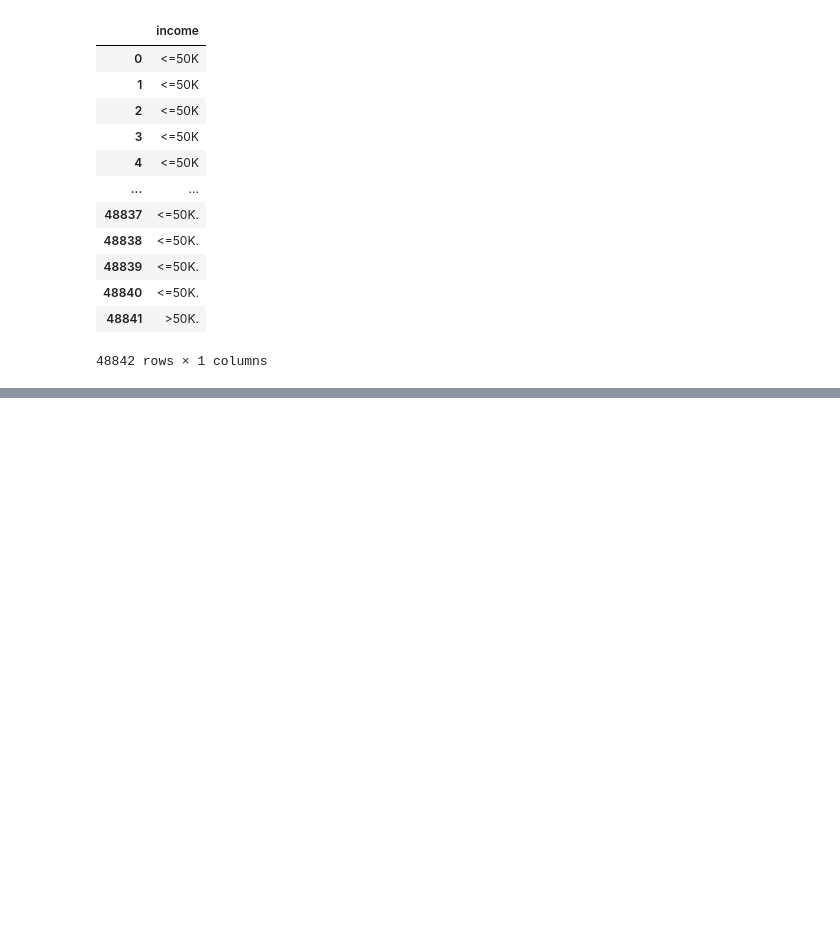
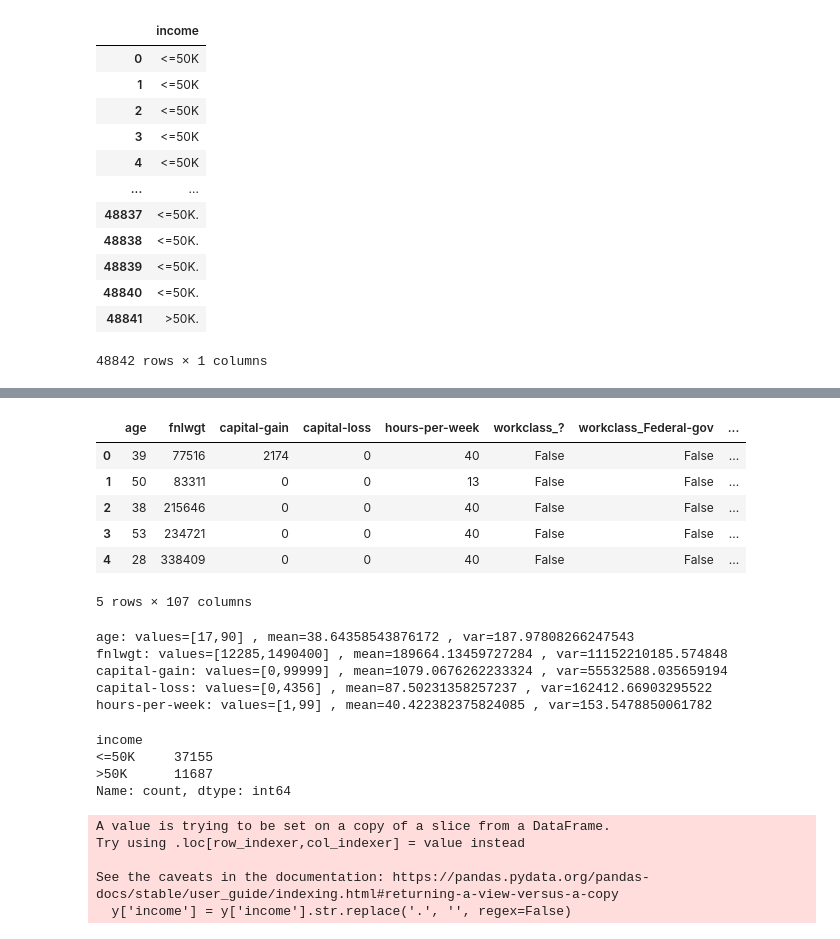
Before and after one commit to SanjarbekMatlabov/unsupervised-learning, a Jupyter notebook: adult.ipynb, the cells around one changed output, grey strips where cells are left out. Cells and saved outputs as stored; diff of their text form; code cells hidden in the pictures; blank space fills up the shorter version.

```diff
--- a/adult.ipynb
+++ b/adult.ipynb
@@ -72,0 +112,16 @@ y
+# %%
+categorical_columns = ['workclass','education','marital-status','occupation','relationship','race','sex','native-country']
+# %%
+dummies = pd.get_dummies(X[categorical_columns])
+data = X.drop(categorical_columns, axis=1)
+data = pd.concat([data, dummies], axis=1)
+# %%
+data.head()
+# %% [output]
+|  | age | fnlwgt | capital-gain | capital-loss | hours-per-week | workclass_? | workclass_Federal-gov | ... |
+| 0 | 39 | 77516 | 2174 | 0 | 40 | False | False | ... |
+| 1 | 50 | 83311 | 0 | 0 | 13 | False | False | ... |
+| 2 | 38 | 215646 | 0 | 0 | 40 | False | False | ... |
+| 3 | 53 | 234721 | 0 | 0 | 40 | False | False | ... |
+| 4 | 28 | 338409 | 0 | 0 | 40 | False | False | ... |
+5 rows × 107 columns
@@ -72,0 +130,13 @@ y
+# %%
+for column in normalize_columns:
+    max_val = data[column].max()
+    min_val = data[column].min()
+    mean_val = data[column].mean()
+    var_val = data[column].var()
+    print(column + ': values=[' + str(min_val) + ',' + str(max_val) + '] , mean=' + str(mean_val) + ' , var=' + str(var_val))
+# %% [output]
+age: values=[17,90] , mean=38.64358543876172 , var=187.97808266247543
+fnlwgt: values=[12285,1490400] , mean=189664.13459727284 , var=11152210185.574848
+capital-gain: values=[0,99999] , mean=1079.0676262233324 , var=55532588.035659194
+capital-loss: values=[0,4356] , mean=87.50231358257237 , var=162412.66903295522
+hours-per-week: values=[1,99] , mean=40.422382375824085 , var=153.5478850061782
@@ -72,0 +149,17 @@ y
+# %%
+y.value_counts()
+# %% [output]
+income
+<=50K     37155
+>50K      11687
+Name: count, dtype: int64
+# %%
+y['income'] = y['income'].str.replace('.', '', regex=False)
+
+df_cleaned = y.groupby('income', as_index=False).sum()
+# %% [output]
+A value is trying to be set on a copy of a slice from a DataFrame.
+Try using .loc[row_indexer,col_indexer] = value instead
+
+See the caveats in the documentation: https://pandas.pydata.org/pandas-docs/stable/user_guide/indexing.html#returning-a-view-versus-a-copy
+  y['income'] = y['income'].str.replace('.', '', regex=False)
```
Also changed, not shown: parts of 11 cells of this notebook.
